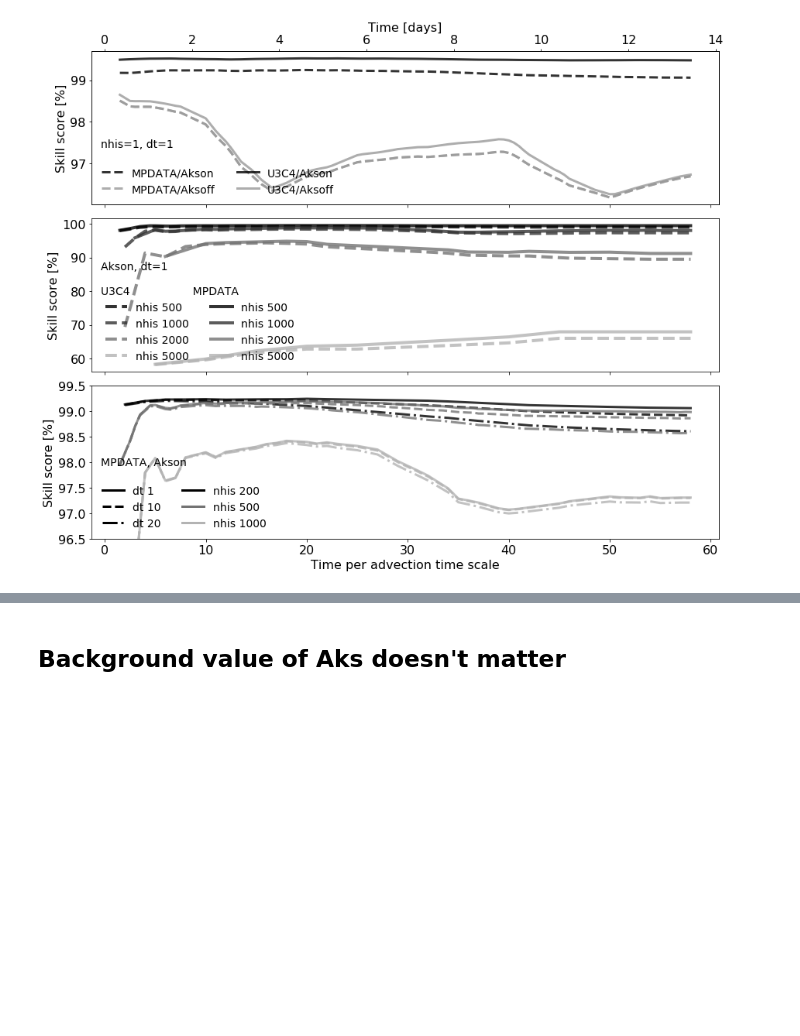
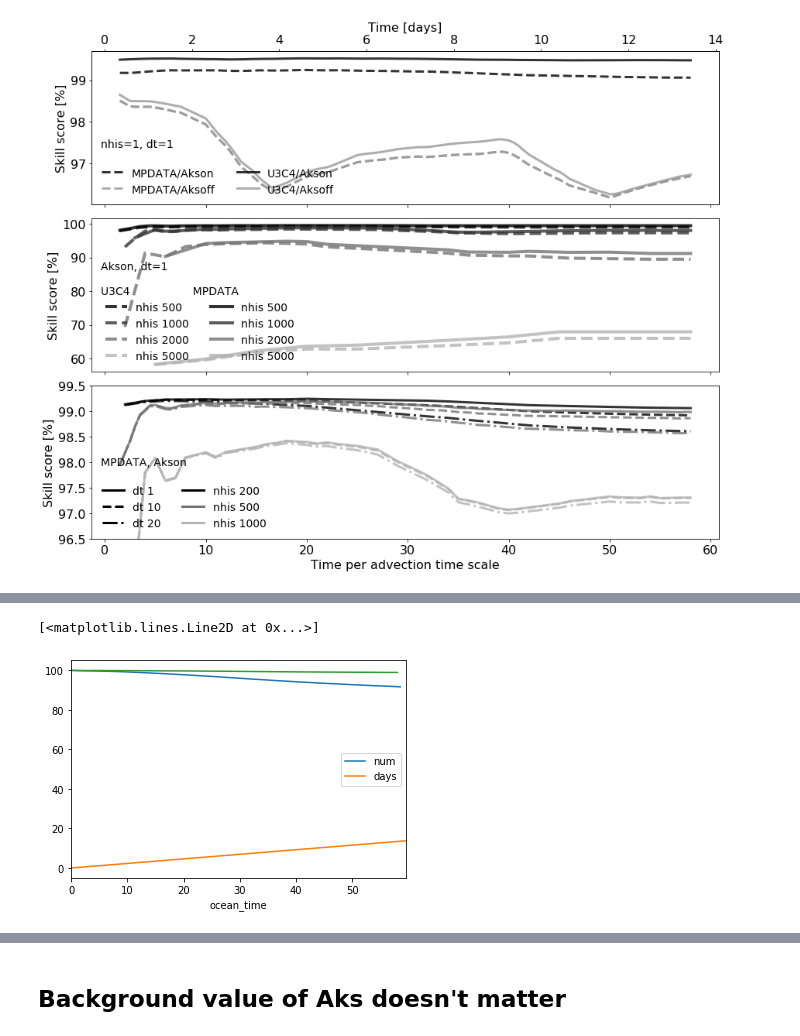
Before and after one commit to kthyng/offline_analysis, a Jupyter notebook: calc.ipynb, the cells around one changed output, grey strips where cells are left out. Drawn from its saved outputs; the diff is of its cells as text; code cells hidden in the pictures; blank space fills up the shorter version.

```diff
--- a/calc.ipynb
+++ b/calc.ipynb
@@ -784,0 +865,15 @@ Use persistence setup from immediately above.
+# %%
+## Compare online MPDATA with offline U3C4 ##
+loconM = '/scratch/group/csomio/CSOMIO/oil_03/output_ss/MPDATA/nhis500/oil_03_his'
+denomM = calc_denom(loconM, 'regular', save=False)
+locoffU = '/scratch/group/csomio/CSOMIO/oil_off/output_ss/U3C4_forced_by_MPDATA/Akson/his/nhis500/oil_off_his_dt20.nc'
+numMU = calc_num(loconM, locoffU, save=False)
+ssMU = calc_ss(numMU, denomM, save=False)
+ssMU['days'] = ssMU.index
+ssMU.index = ssMU.index*86400/T  # normalize time by dynamic time scale
+ax = ssMU.plot()
+# compare vs. online MPDATA--offline MPDATA
+ax.plot(df['MPDATA_Akson_his_nhis500_dt20_reg'])
+# %% [output]
+[<matplotlib.lines.Line2D at 0x...>]
+[figure, added]
```
Also changed, not shown: parts of 96 cells of this notebook.
